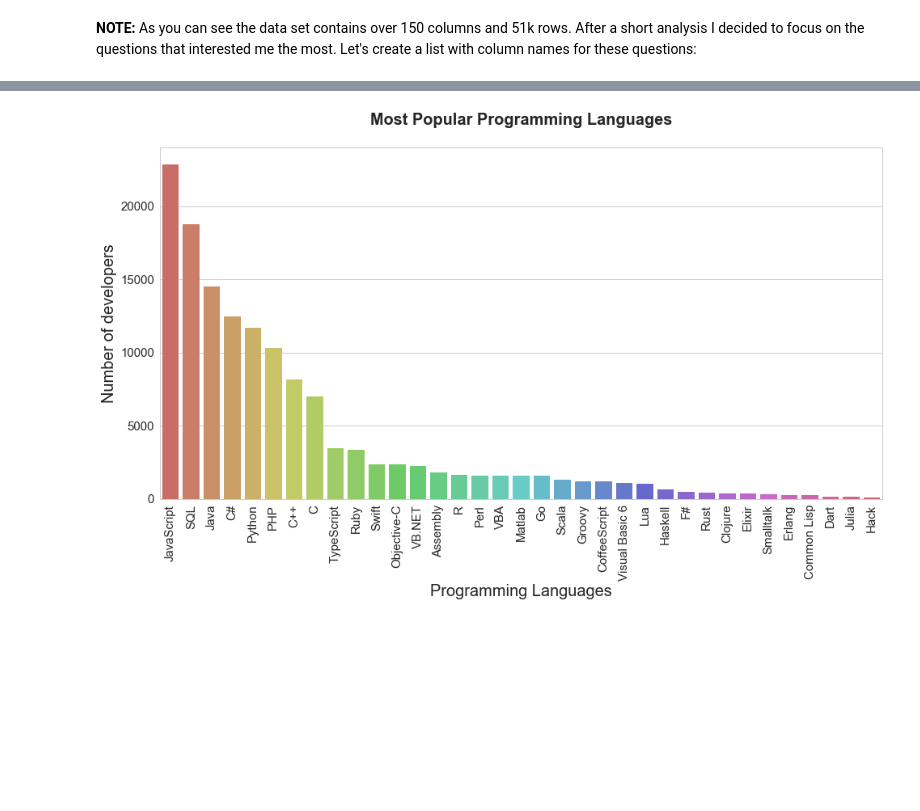
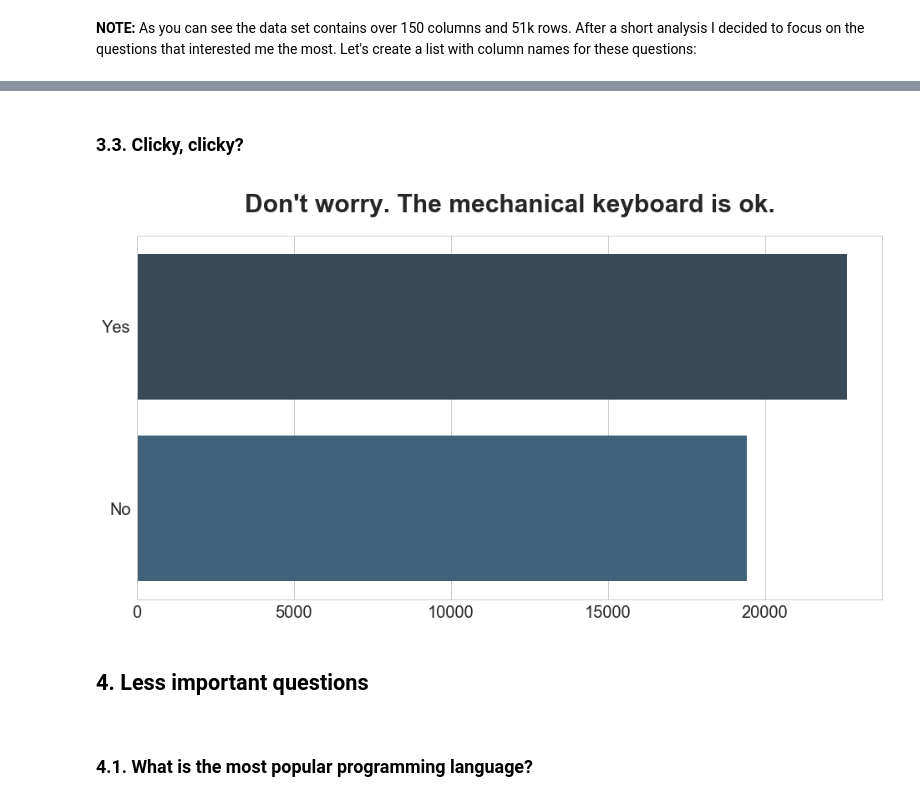
Before and after one commit to SkalskiP/ILearnMachineLearning.py, a Jupyter notebook: 0_Kaggle_projects/How To Pronounce GIF.ipynb, the cells around one changed output, grey strips where cells are left out. Drawn from its saved outputs; the diff is of its cells as text; code cells hidden in the pictures; blank space fills up the shorter version.

```diff
--- a/0_Kaggle_projects/How To Pronounce GIF.ipynb
+++ b/0_Kaggle_projects/How To Pronounce GIF.ipynb
@@ -83,3 +104,22 @@ plt.show()
+# %% [markdown]
+### 3.3. Clicky, clicky?
+<a id="clicky"></a>
+# %%
+plt.figure(figsize=(16,8))
+sns.set_style("whitegrid")
+plt.title("Don't worry. The mechanical keyboard is ok.", fontsize=30, fontweight='bold', y=1.05,)
+sns.countplot(y="ClickyKeys", data=data, palette=sns.color_palette("Blues_d"));
+plt.xlabel('', fontsize=15)
+plt.ylabel('', fontsize=15)
+plt.show()
+# %% [output]
+[figure, added]
+# %% [markdown]
+## 4. Less important questions
+<a id="less_important_questions"></a>
+# %% [markdown]
+### 4.1. What is the most popular programming language?
+<a id="programming_language"></a>
 # %%
 import operator
 from collections import OrderedDict
@@ -97,13 +148,0 @@ languages = OrderedDict(sorted(languages.items(), key=operator.itemgetter(1), re
-# %%
-plt.figure(figsize=(16,8))
-sns.set_style("whitegrid")
-plt.title('Most Popular Programming Languages', fontsize=20, fontweight='bold', y=1.05,)
-sns.set(font_scale = 2)
-b = sns.barplot(x=list(languages.keys()), y=list(languages.values()), palette="hls")
-plt.xticks(rotation=90)
-b.tick_params(labelsize=15)
-plt.xlabel("Programming Languages", fontsize=20)
-plt.ylabel('Number of developers', fontsize=20)
-plt.show()
-# %% [output]
-[figure, removed]
```
Also changed, not shown: parts of 15 cells of this notebook.
